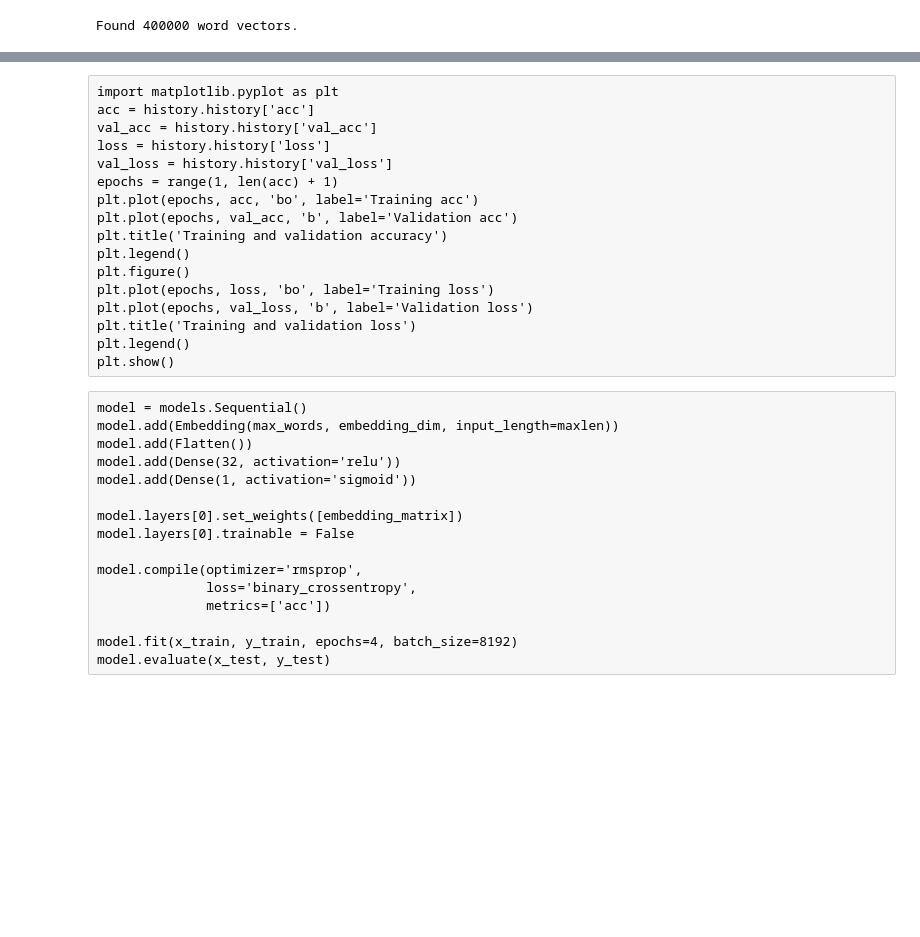
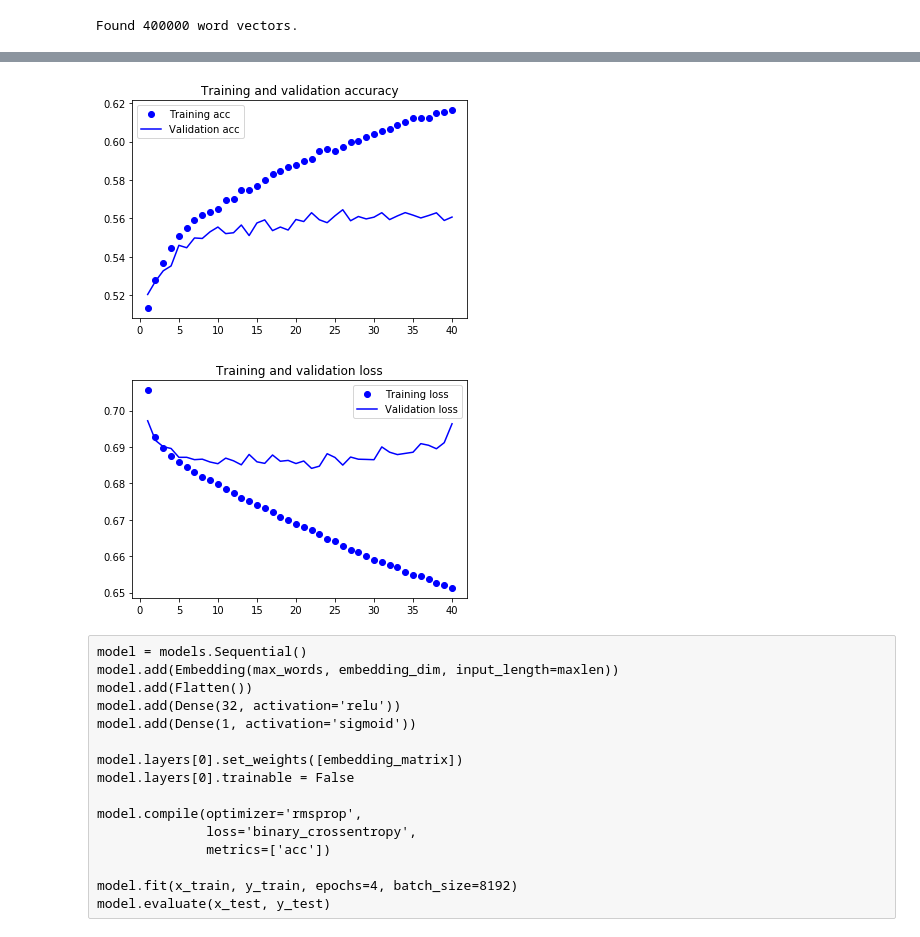
Before and after one commit to PaulKMandal/MBTI-Prediction, a Jupyter notebook: Word_Embedding.ipynb, the cells around one changed output, grey strips where cells are left out. Drawn from its saved outputs; the diff is of its cells as text; code cells hidden in the pictures; blank space fills up the shorter version.

```diff
--- a/Word_Embedding.ipynb
+++ b/Word_Embedding.ipynb
@@ -95,11 +99,3 @@ with open ('user_embedding_posts.pkl', 'wb') as pfw:
-# %%
-import pickle
-
-with open('embedding_labels.pkl', 'rb') as lf:
-    labels = pickle.load(lf)
-
-with open('embedding_posts.pkl', 'rb') as pf:
-    posts = pickle.load(pf)
 # %%
 # Tokenizing data
 from keras.preprocessing.text import Tokenizer
@@ -189,12 +182,8 @@ for label in labels:
 # %%
 y = np.asarray(one_hot_types).astype('float32')
 
-x_test = data[:test_samples]
-y_test = y[:test_samples]
-x_train = data[test_samples:]
-y_train = y[test_samples:]
+x_test = data[:4000]
+y_test = y[:4000]
 
-x_val = x_train[:35700]
-y_val = y_train[:35700]
-x_partial_train = x_train[35700:]
-y_partial_train = y_train[35700:]
+x_train = data[4000:]
+y_train = y[4000:]
@@ -238,7 +217,7 @@ from keras.layers import Embedding, Flatten, Dense, LSTM, regularizers
 def build_model():
     model = models.Sequential()
     model.add(Embedding(max_features, max_len))
-    model.add(LSTM(32, recurrent_regularizer=regularizers.l2(0.001)))
+    model.add(LSTM(32))
     model.add(Dense(4, activation='sigmoid'))
 
     model.layers[0].set_weights([embedding_matrix])
@@ -251,6 +251,6 @@ def build_model():
 # %%
 model = build_model()
-history = model.fit(x_train, y_train, epochs = 1, batch_size = 128)
 y_pred = model.predict(x_test)
+history = model.fit(x_train, y_train, epochs = 40, batch_size = 128)
 results = model.evaluate(x_test, y_test)
 results
@@ -382,20 +377,23 @@ Normalized confusion matrix
-# %% [raw]
-import matplotlib.pyplot as plt
-acc = history.history['acc']
-val_acc = history.history['val_acc']
-loss = history.history['loss']
-val_loss = history.history['val_loss']
-epochs = range(1, len(acc) + 1)
-plt.plot(epochs, acc, 'bo', label='Training acc')
-plt.plot(epochs, val_acc, 'b', label='Validation acc')
-plt.title('Training and validation accuracy')
-plt.legend()
-plt.figure()
-plt.plot(epochs, loss, 'bo', label='Training loss')
-plt.plot(epochs, val_loss, 'b', label='Validation loss')
-plt.title('Training and validation loss')
-plt.legend()
-plt.show()
+# %%
+import matplotlib.pyplot as plt
+acc = history.history['acc']
+val_acc = history.history['val_acc']
+loss = history.history['loss']
+val_loss = history.history['val_loss']
+epochs = range(1, len(acc) + 1)
+plt.plot(epochs, acc, 'bo', label='Training acc')
+plt.plot(epochs, val_acc, 'b', label='Validation acc')
+plt.title('Training and validation accuracy')
+plt.legend()
+plt.figure()
+plt.plot(epochs, loss, 'bo', label='Training loss')
+plt.plot(epochs, val_loss, 'b', label='Validation loss')
+plt.title('Training and validation loss')
+plt.legend()
+plt.show()
+# %% [output]
+[figure, added]
+[figure, added]
 # %% [raw]
 model = models.Sequential()
 model.add(Embedding(max_words, embedding_dim, input_length=maxlen))
```
Also changed, not shown: parts of 37 cells of this notebook, 13 other files.
